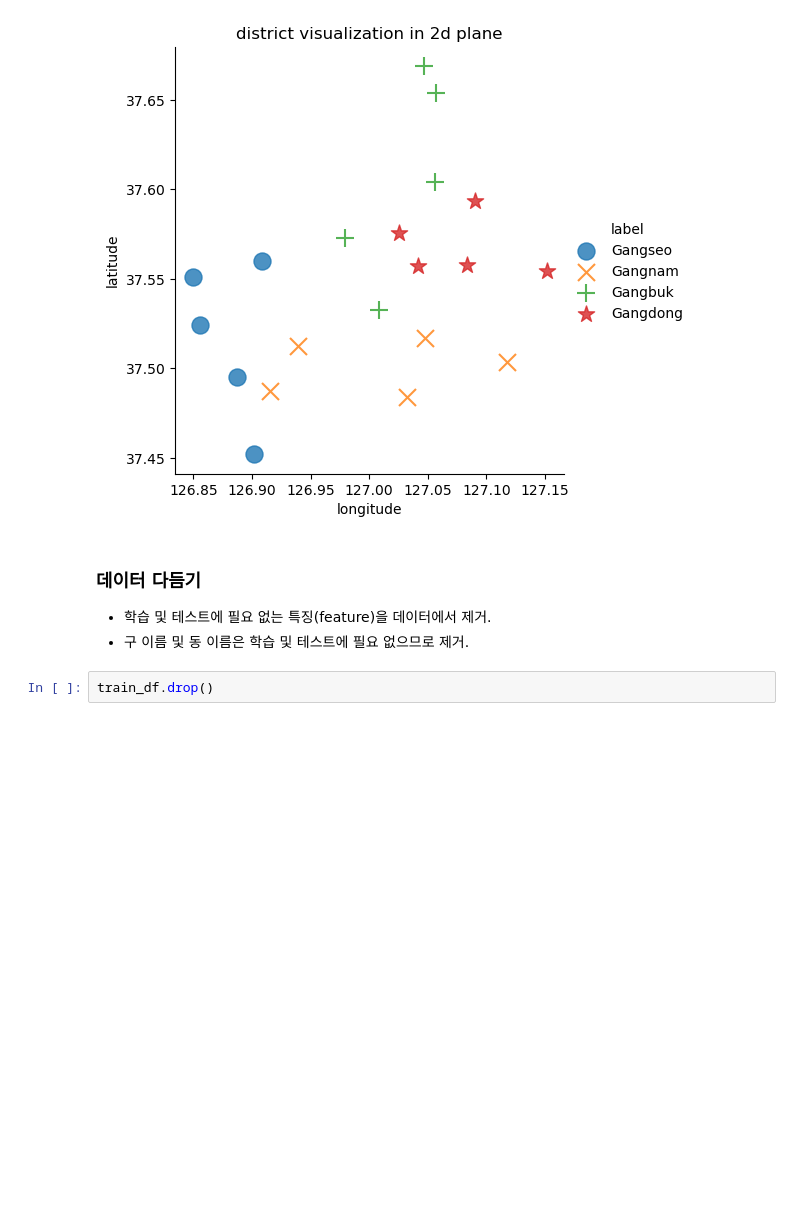
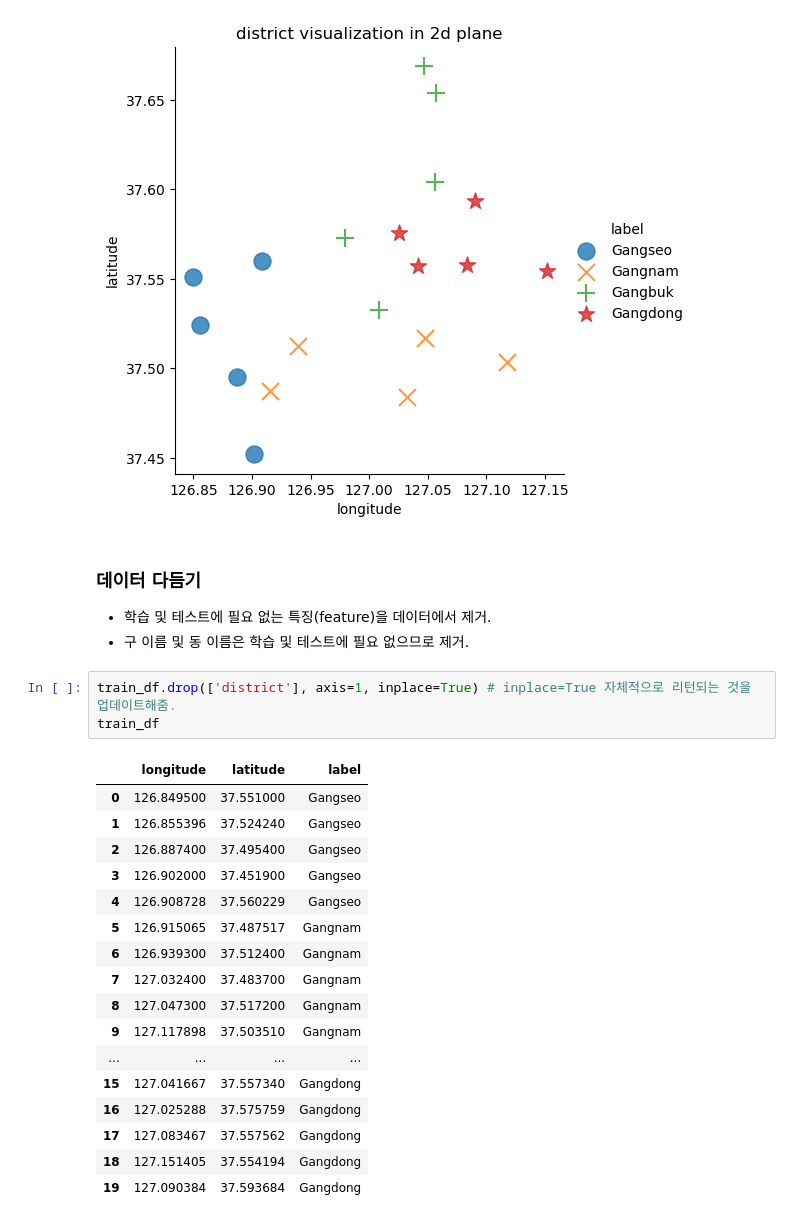
Before and after one commit to u8yes/AI, a Jupyter notebook: src/chap02/04_decision-tree_20221116.ipynb, the cells around one changed output. Cells and saved outputs as stored; diff of their text form; blank space fills up the shorter version.

```diff
--- a/src/chap02/04_decision-tree_20221116.ipynb
+++ b/src/chap02/04_decision-tree_20221116.ipynb
@@ -197,5 +197,24 @@ Text(0.5, 1.0, 'district visualization in 2d plane')
 ### 데이터 다듬기
 - 학습 및 테스트에 필요 없는 특징(feature)을 데이터에서 제거.
 - 구 이름 및 동 이름은 학습 및 테스트에 필요 없으므로 제거.
-# %%
-train_df.drop()
+# %%
+train_df.drop(['district'], axis=1, inplace=True) # inplace=True 자체적으로 리턴되는 것을 업데이트해줌.
+train_df
+# %% [output]
+|  | longitude | latitude | label |
+| 0 | 126.849500 | 37.551000 | Gangseo |
+| 1 | 126.855396 | 37.524240 | Gangseo |
+| 2 | 126.887400 | 37.495400 | Gangseo |
+| 3 | 126.902000 | 37.451900 | Gangseo |
+| 4 | 126.908728 | 37.560229 | Gangseo |
+| 5 | 126.915065 | 37.487517 | Gangnam |
+| 6 | 126.939300 | 37.512400 | Gangnam |
+| 7 | 127.032400 | 37.483700 | Gangnam |
+| 8 | 127.047300 | 37.517200 | Gangnam |
+| 9 | 127.117898 | 37.503510 | Gangnam |
+| ... | ... | ... | ... |
+| 15 | 127.041667 | 37.557340 | Gangdong |
+| 16 | 127.025288 | 37.575759 | Gangdong |
+| 17 | 127.083467 | 37.557562 | Gangdong |
+| 18 | 127.151405 | 37.554194 | Gangdong |
+| 19 | 127.090384 | 37.593684 | Gangdong |
```
Also changed, not shown: parts of 5 cells of this notebook.
